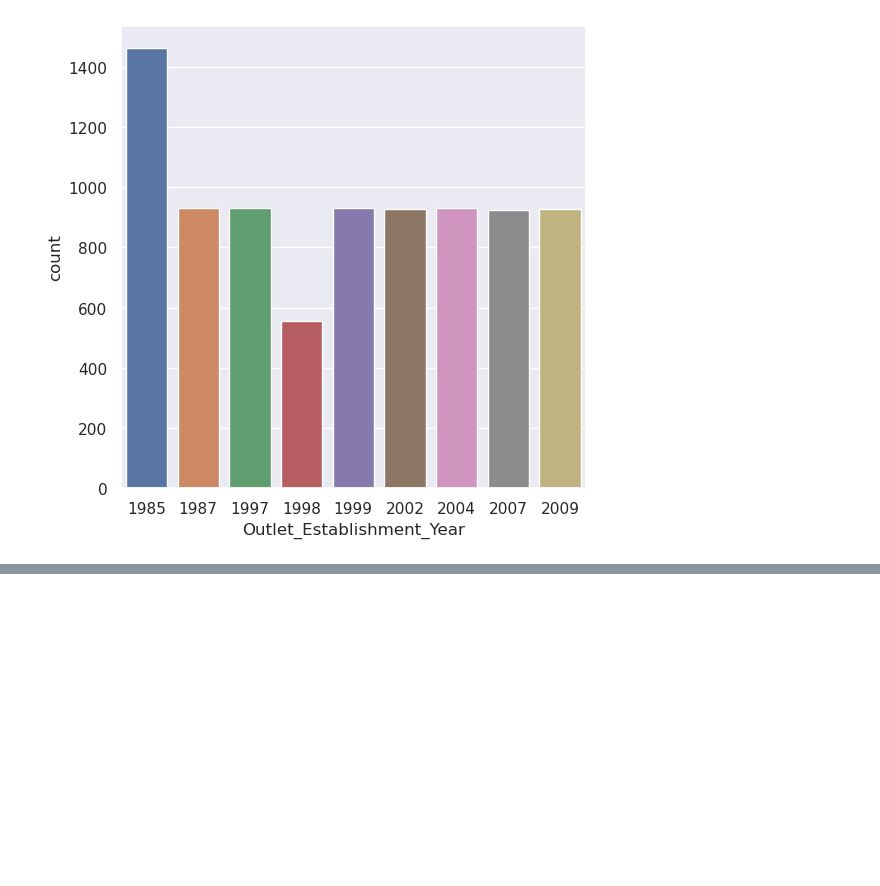
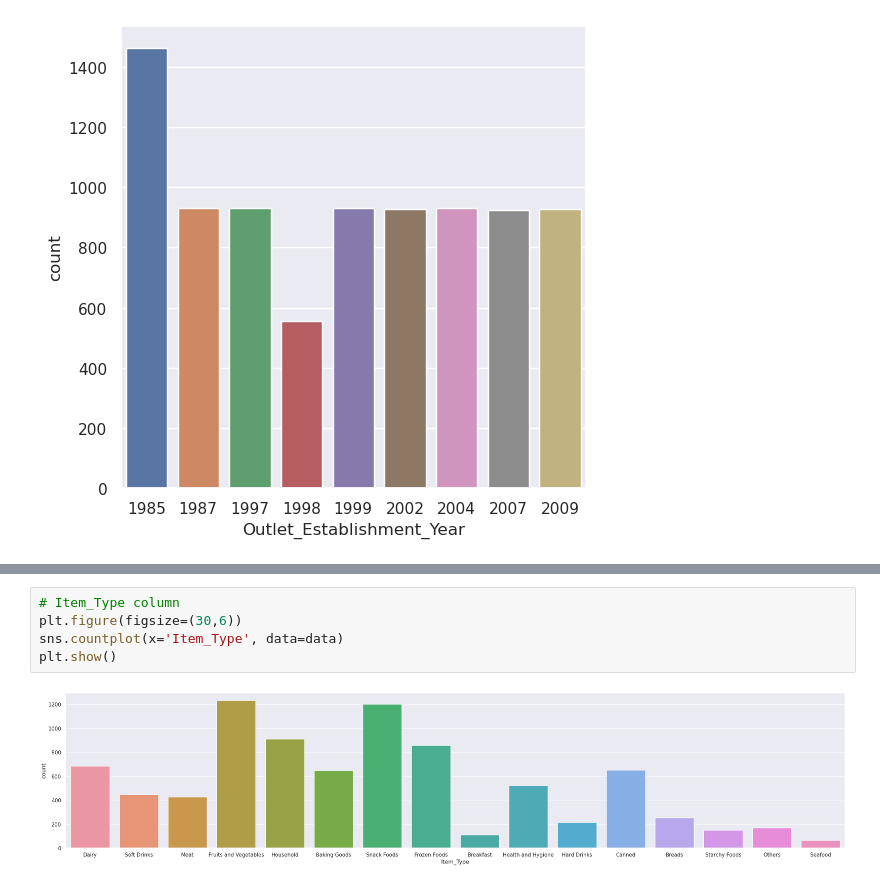
Before and after one commit to Kiash254/Deep-Learning-projects, a Jupyter notebook: bigMartsaes/big_mart.ipynb, the cells around one changed output, grey strips where cells are left out. Saved outputs shown, nothing was run; the diff lists cells and outputs as text; blank space fills up the shorter version.

```diff
--- a/bigMartsaes/big_mart.ipynb
+++ b/bigMartsaes/big_mart.ipynb
@@ -190,0 +193,7 @@ plt.show()
+# %%
+# Item_Type column
+plt.figure(figsize=(30,6))
+sns.countplot(x='Item_Type', data=data)
+plt.show()
+# %% [output]
+[figure, added]
```
Also changed, not shown: parts of 21 cells of this notebook.
